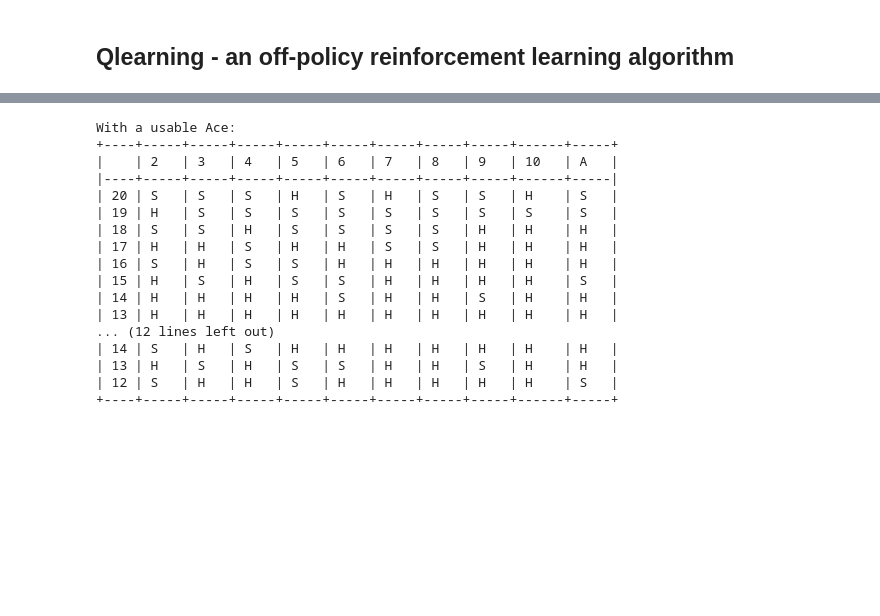
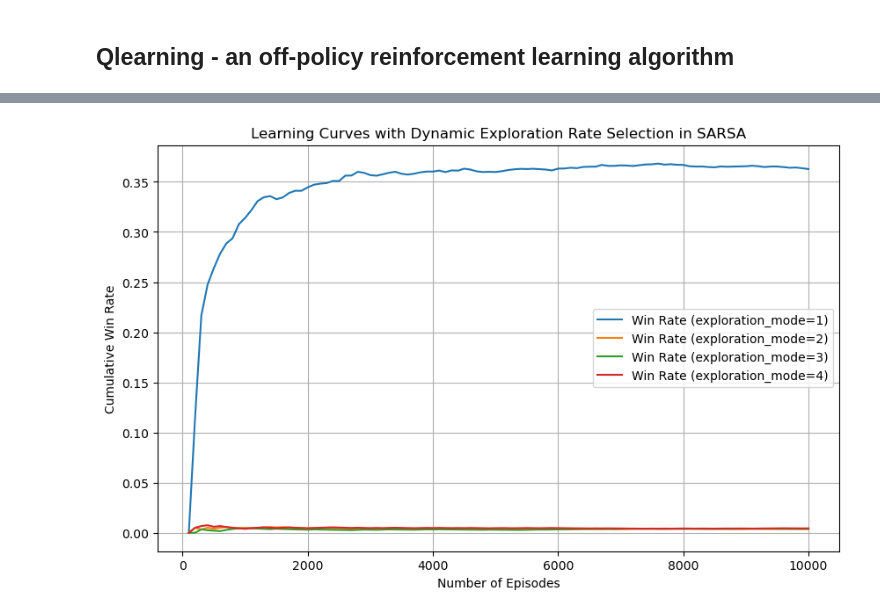
Before and after one commit to Naveen-Nair/BlackJack-RL, a Jupyter notebook: BlackJack-RL.ipynb, the cells around one changed output, grey strips where cells are left out. Drawn from its saved outputs; the diff is of its cells as text; code cells hidden in the pictures; blank space fills up the shorter version.

```diff
--- a/BlackJack-RL.ipynb
+++ b/BlackJack-RL.ipynb
@@ -846,20 +895,57 @@ DrawHeatMap()
-# %%
-DrawStrategyTable()
-# %% [output]
-With a usable Ace:
-+----+-----+-----+-----+-----+-----+-----+-----+-----+------+-----+
-|    | 2   | 3   | 4   | 5   | 6   | 7   | 8   | 9   | 10   | A   |
-|----+-----+-----+-----+-----+-----+-----+-----+-----+------+-----|
-| 20 | S   | S   | S   | H   | S   | H   | S   | S   | H    | S   |
-| 19 | H   | S   | S   | S   | S   | S   | S   | S   | S    | S   |
-| 18 | S   | S   | H   | S   | S   | S   | S   | H   | H    | H   |
-| 17 | H   | H   | S   | H   | H   | S   | S   | H   | H    | H   |
-| 16 | S   | H   | S   | S   | H   | H   | H   | H   | H    | H   |
-| 15 | H   | S   | H   | S   | S   | H   | H   | H   | H    | S   |
-| 14 | H   | H   | H   | H   | S   | H   | H   | S   | H    | H   |
-| 13 | H   | H   | H   | H   | H   | H   | H   | H   | H    | H   |
-... (12 lines left out)
-| 14 | S   | H   | S   | H   | H   | H   | H   | H   | H    | H   |
-| 13 | H   | S   | H   | S   | S   | H   | H   | S   | H    | H   |
-| 12 | S   | H   | H   | S   | H   | H   | H   | H   | H    | S   |
-+----+-----+-----+-----+-----+-----+-----+-----+-----+------+-----+
+# %%
+
+def train_mc_dynamic_exploration():
+    win_counts = {mode: 0 for mode in exploration_rate_mode}
+    win_rates = {mode: [] for mode in exploration_rate_mode}
+
+    num_segments = (n + 1) // segment_size
+
+    for segment in range(num_segments):
+        for mode in range(1,5):
+            result = playBlackjackMC(segment * segment_size + 1, mode)
+
+            if result == WIN:
+                win_counts[mode] += 1
+
+            win_rate = win_counts[mode] / segment_size
+            win_rates[mode].append(win_rate)
+
+        best_mode = max(win_counts, key=win_counts.get)
+
+        win_counts = {mode: 0 for mode in exploration_rate_mode}
+
+        for episode in range(segment * segment_size + 2, (segment + 1) * segment_size + 1):
+            result = playBlackjackMC(episode, best_mode)
+
+            if result == WIN:
+                win_counts[best_mode] += 1
+
+    cumulative_win_rates = {mode: np.cumsum(rates) / np.arange(1, segment_size + 1) for mode, rates in win_rates.items()}
+
+    return cumulative_win_rates
+
+InitialiseQvalues()
+n = 10000
+
+segment_size = 100
+num_segments = (n + 1) // segment_size
+
+
+exploration_rate_mode = [1, 2, 3, 4]
+
+cumulative_win_rates = train_mc_dynamic_exploration()
+
+cumulative_episodes = np.cumsum([segment_size] * num_segments)
+
+# Plotting
+plt.figure(figsize=(10, 6))
+for mode, cumulative_win_rate in cumulative_win_rates.items():
+    plt.plot(cumulative_episodes, cumulative_win_rate, label=f'Win Rate (exploration_mode={mode})')
+plt.xlabel('Number of Episodes')
+plt.ylabel('Cumulative Win Rate')
+plt.title('Learning Curves with Dynamic Exploration Rate Selection in SARSA')
+plt.legend()
+plt.grid(True)
+plt.show()
+# %% [output]
+[figure, added]
```
Also changed, not shown: parts of 45 cells of this notebook.
